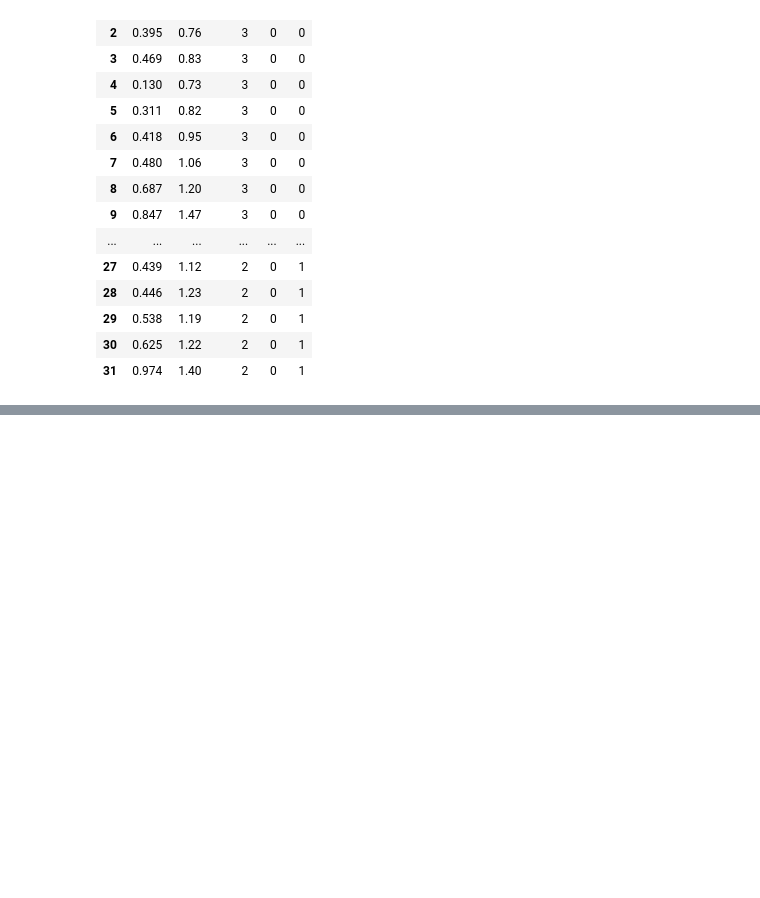
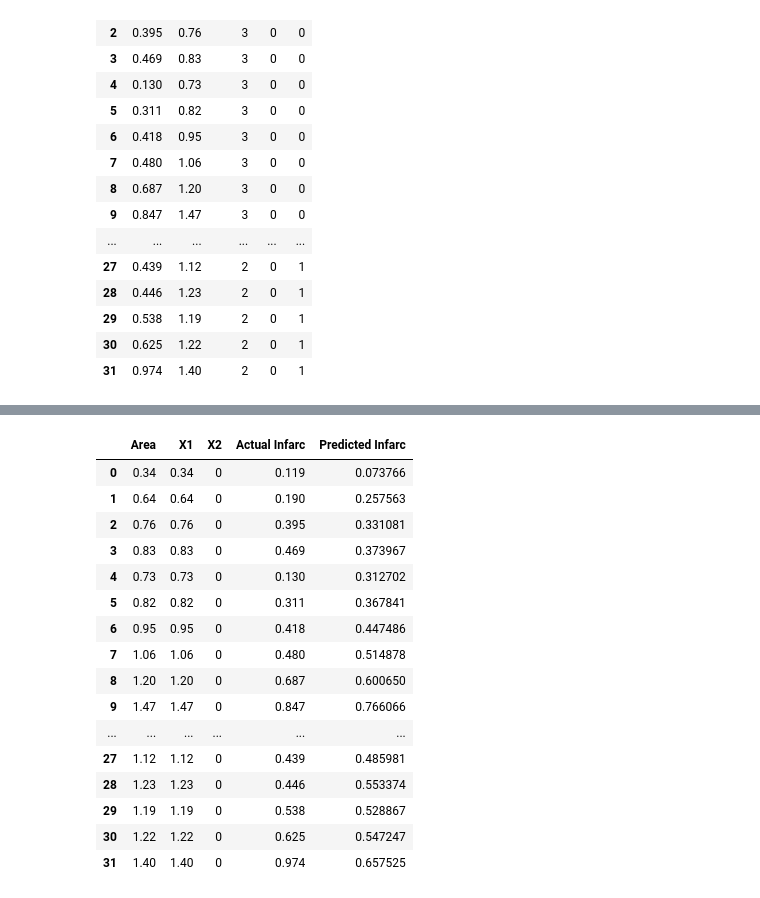
Before and after one commit to 2shashank11/Lab-Codes, a Jupyter notebook: Sem V/ML Lab/Lab 04/Q2.ipynb, the cells around one changed output, grey strips where cells are left out. Drawn from its saved outputs; the diff is of its cells as text; code cells hidden in the pictures; blank space fills up the shorter version.

```diff
--- a/Sem V/ML Lab/Lab 04/Q2.ipynb
+++ b/Sem V/ML Lab/Lab 04/Q2.ipynb
@@ -130,0 +91,20 @@ NameError: name 'X' is not defined
+# %%
+n=len(df)
+y=df['Infarc']
+
+x1 = np.sum(X1)
+x2 = np.sum(X2)
+x3 = np.sum(X3)
+
+x1x1 = np.sum(X1**2)
+x2x2 = np.sum(X2**2)
+x3x3 = np.sum(X3**2)
+
+x1x2 = np.sum(X1*X2)
+x1x3 = np.sum(X1*X3)
+x2x3 = np.sum(X2*X3)
+
+y_sum=np.sum(y)
+yx1 = np.sum(y*X1)
+yx2 = np.sum(y*X2)
+yx3 = np.sum(y*X3)
@@ -130,0 +123,26 @@ NameError: name 'X' is not defined
+# %%
+A = np.dot(np.linalg.inv(M), N)
+a0, a1, a2, a3 = A[0][0], A[1][0], A[2][0], A[3][0]
+
+y_pred = a0 + a1*X1 + a2*X2 + a3*X3
+
+predicted_df = pd.DataFrame({'Area': X1, 'X1': X1, 'X2': X2, 'Actual Infarc': y, 'Predicted Infarc': y_pred})
+predicted_df
+# %% [output]
+|  | Area | X1 | X2 | Actual Infarc | Predicted Infarc |
+| 0 | 0.34 | 0.34 | 0 | 0.119 | 0.073766 |
+| 1 | 0.64 | 0.64 | 0 | 0.190 | 0.257563 |
+| 2 | 0.76 | 0.76 | 0 | 0.395 | 0.331081 |
+| 3 | 0.83 | 0.83 | 0 | 0.469 | 0.373967 |
+| 4 | 0.73 | 0.73 | 0 | 0.130 | 0.312702 |
+| 5 | 0.82 | 0.82 | 0 | 0.311 | 0.367841 |
+| 6 | 0.95 | 0.95 | 0 | 0.418 | 0.447486 |
+| 7 | 1.06 | 1.06 | 0 | 0.480 | 0.514878 |
+| 8 | 1.20 | 1.20 | 0 | 0.687 | 0.600650 |
+| 9 | 1.47 | 1.47 | 0 | 0.847 | 0.766066 |
+| ... | ... | ... | ... | ... | ... |
+| 27 | 1.12 | 1.12 | 0 | 0.439 | 0.485981 |
+| 28 | 1.23 | 1.23 | 0 | 0.446 | 0.553374 |
+| 29 | 1.19 | 1.19 | 0 | 0.538 | 0.528867 |
+| 30 | 1.22 | 1.22 | 0 | 0.625 | 0.547247 |
+| 31 | 1.40 | 1.40 | 0 | 0.974 | 0.657525 |
```
Also changed, not shown: parts of 5 cells of this notebook, 1 other file.
